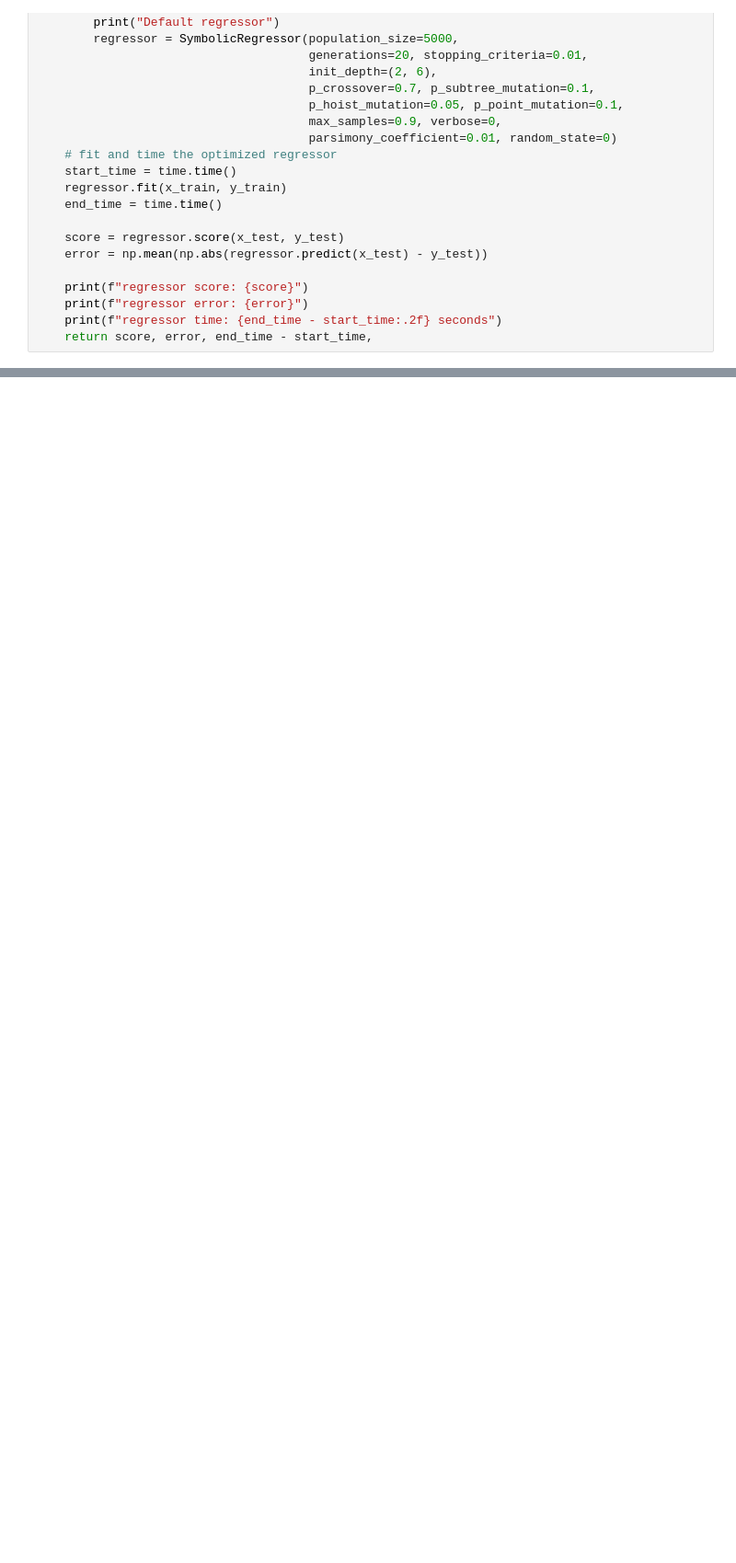
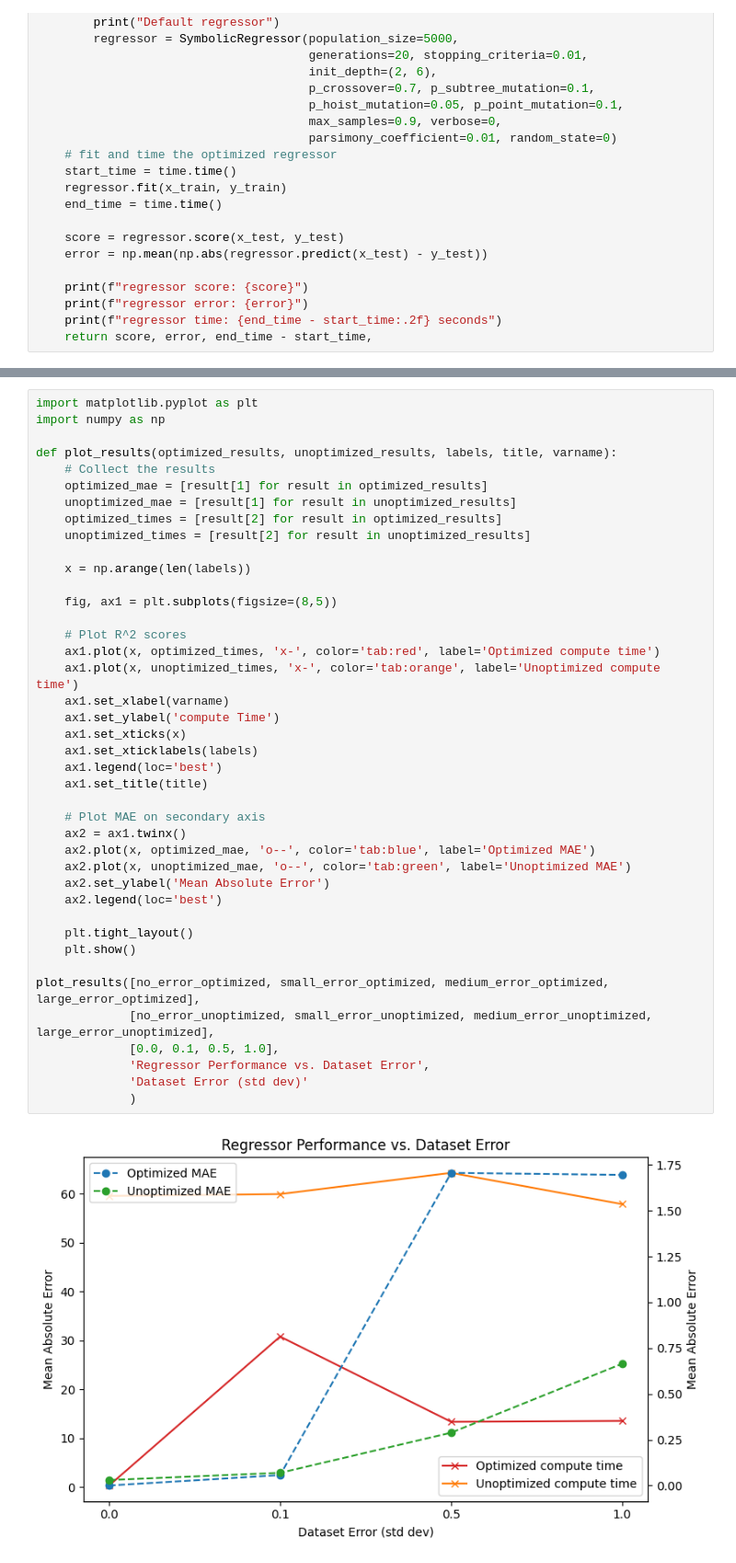
Before and after one commit to fideliusmanstein/gplearn, a Jupyter notebook: auswertung.ipynb, the cells around one changed output, grey strips where cells are left out. Shown at 92% size. Saved outputs shown, nothing was run; the diff lists cells and outputs as text; blank space fills up the shorter version.

```diff
--- a/auswertung.ipynb
+++ b/auswertung.ipynb
@@ -113,3 +119,46 @@ regressor time: 50.59 seconds
+# %%
+import matplotlib.pyplot as plt
+import numpy as np
+
+def plot_results(optimized_results, unoptimized_results, labels, title, varname):
+    # Collect the results
+    optimized_mae = [result[1] for result in optimized_results]
+    unoptimized_mae = [result[1] for result in unoptimized_results]
+    optimized_times = [result[2] for result in optimized_results]
+    unoptimized_times = [result[2] for result in unoptimized_results]
+
+    x = np.arange(len(labels))
+
+    fig, ax1 = plt.subplots(figsize=(8,5))
+
+    # Plot R^2 scores
+    ax1.plot(x, optimized_times, 'x-', color='tab:red', label='Optimized compute time')
+    ax1.plot(x, unoptimized_times, 'x-', color='tab:orange', label='Unoptimized compute time')
+    ax1.set_xlabel(varname)
+    ax1.set_ylabel('compute Time')
+    ax1.set_xticks(x)
+    ax1.set_xticklabels(labels)
+    ax1.legend(loc='best')
+    ax1.set_title(title)
+
+    # Plot MAE on secondary axis
+    ax2 = ax1.twinx()
+    ax2.plot(x, optimized_mae, 'o--', color='tab:blue', label='Optimized MAE')
+    ax2.plot(x, unoptimized_mae, 'o--', color='tab:green', label='Unoptimized MAE')
+    ax2.set_ylabel('Mean Absolute Error')
+    ax2.legend(loc='best')
+
+    plt.tight_layout()
+    plt.show()
+
+plot_results([no_error_optimized, small_error_optimized, medium_error_optimized, large_error_optimized],
+             [no_error_unoptimized, small_error_unoptimized, medium_error_unoptimized, large_error_unoptimized],
+             [0.0, 0.1, 0.5, 1.0],
+             'Regressor Performance vs. Dataset Error',
+             'Dataset Error (std dev)'
+             )
+# %% [output]
+[figure, added]
 # %%
 print("small dataset: 10 samples")
 small_data_optimized = evaluate_regressor(length=10, optimized=True)
```
Also changed, not shown: parts of 9 cells of this notebook.
